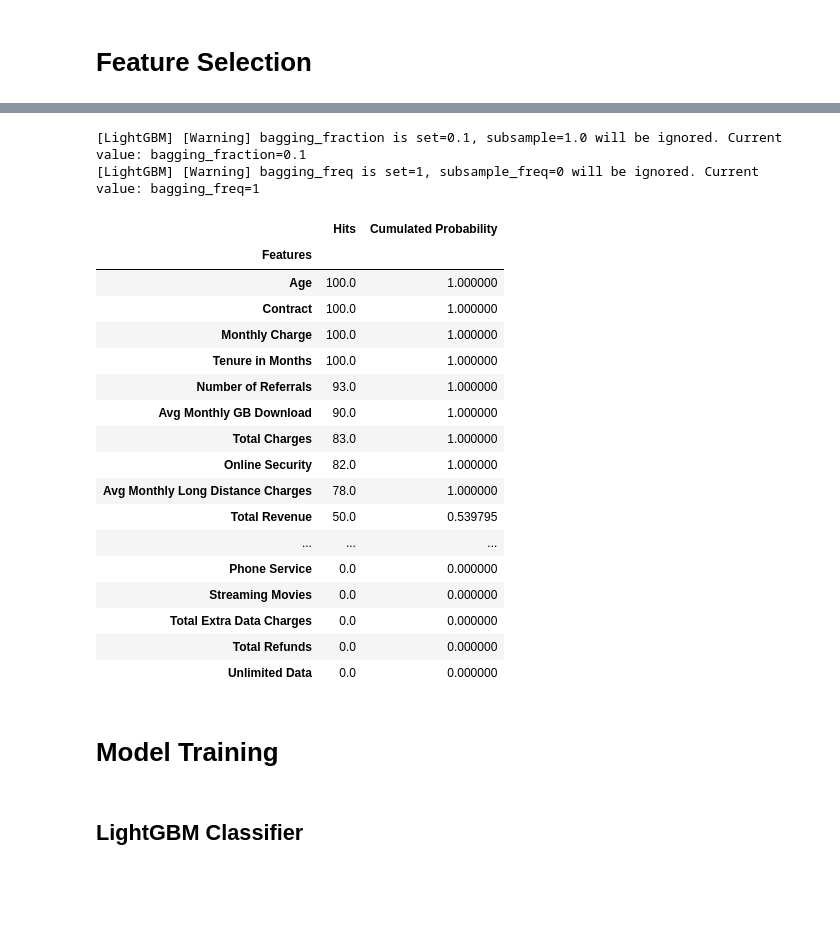
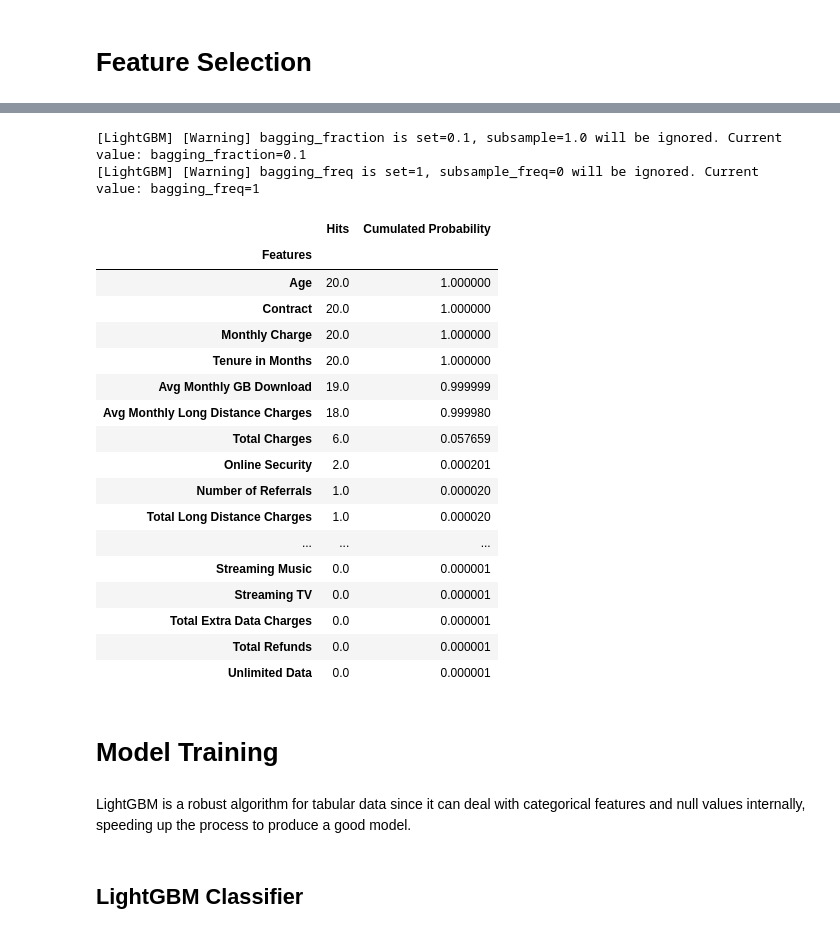
Before and after one commit to BreytMN/models-and-simulations, a Jupyter notebook: notebooks/machine_learning/classification/maven_churn_challenge/maven_churn_challenge.ipynb, the cells around one changed output, grey strips where cells are left out. Drawn from its saved outputs; the diff is of its cells as text; code cells hidden in the pictures; blank space fills up the shorter version.

```diff
--- a/notebooks/machine_learning/classification/maven_churn_challenge/maven_churn_challenge.ipynb
+++ b/notebooks/machine_learning/classification/maven_churn_challenge/maven_churn_challenge.ipynb
@@ -314,26 +385,31 @@ y, y_encoder = encoding_labels(y)
+# %%
+# Data Split
+X = pd.concat([df_int, df_float, df_object.astype('category')], axis=1)
+y = df_churn['Churn Category'].combine_first(df_churn['Customer Status']).replace(['Price', 'Attitude'], 'Dissatisfaction')
+y, y_encoder = encoding_labels(y)
 # %%
-feat_df = boruta(X, y, 100)
+feat_df = boruta(X, y, 20)
 feat_df
 # %% [output]
 [LightGBM] [Warning] bagging_fraction is set=0.1, subsample=1.0 will be ignored. Current value: bagging_fraction=0.1
 [LightGBM] [Warning] bagging_freq is set=1, subsample_freq=0 will be ignored. Current value: bagging_freq=1
 |  | Hits | Cumulated Probability |
 | Features |  |  |
-| Age | 100.0 | 1.000000 |
-| Contract | 100.0 | 1.000000 |
-| Monthly Charge | 100.0 | 1.000000 |
-| Tenure in Months | 100.0 | 1.000000 |
-| Number of Referrals | 93.0 | 1.000000 |
-| Avg Monthly GB Download | 90.0 | 1.000000 |
-| Total Charges | 83.0 | 1.000000 |
-| Online Security | 82.0 | 1.000000 |
-| Avg Monthly Long Distance Charges | 78.0 | 1.000000 |
-| Total Revenue | 50.0 | 0.539795 |
+| Age | 20.0 | 1.000000 |
+| Contract | 20.0 | 1.000000 |
+| Monthly Charge | 20.0 | 1.000000 |
+| Tenure in Months | 20.0 | 1.000000 |
+| Avg Monthly GB Download | 19.0 | 0.999999 |
+| Avg Monthly Long Distance Charges | 18.0 | 0.999980 |
+| Total Charges | 6.0 | 0.057659 |
+| Online Security | 2.0 | 0.000201 |
+| Number of Referrals | 1.0 | 0.000020 |
+| Total Long Distance Charges | 1.0 | 0.000020 |
 | ... | ... | ... |
-| Phone Service | 0.0 | 0.000000 |
-| Streaming Movies | 0.0 | 0.000000 |
-| Total Extra Data Charges | 0.0 | 0.000000 |
-| Total Refunds | 0.0 | 0.000000 |
-| Unlimited Data | 0.0 | 0.000000 |
+| Streaming Music | 0.0 | 0.000001 |
+| Streaming TV | 0.0 | 0.000001 |
+| Total Extra Data Charges | 0.0 | 0.000001 |
+| Total Refunds | 0.0 | 0.000001 |
+| Unlimited Data | 0.0 | 0.000001 |
 # %%
 # Data Split
@@ -345,6 +421,8 @@ X_train, X_calib, X_test, y_train, y_calib, y_test = train_calib_test_split(X, y
 report = model_report(X_test, y_test, y_encoder, 'classifier')
 # %% [markdown]
 # Model Training
+# %% [markdown]
+LightGBM is a robust algorithm for tabular data since it can deal with categorical features and null values internally, speeding up the process to produce a good model.
 # %% [markdown]
 ## LightGBM Classifier
 # %% [markdown]
```
Also changed, not shown: parts of 42 cells of this notebook, 7 other files.
